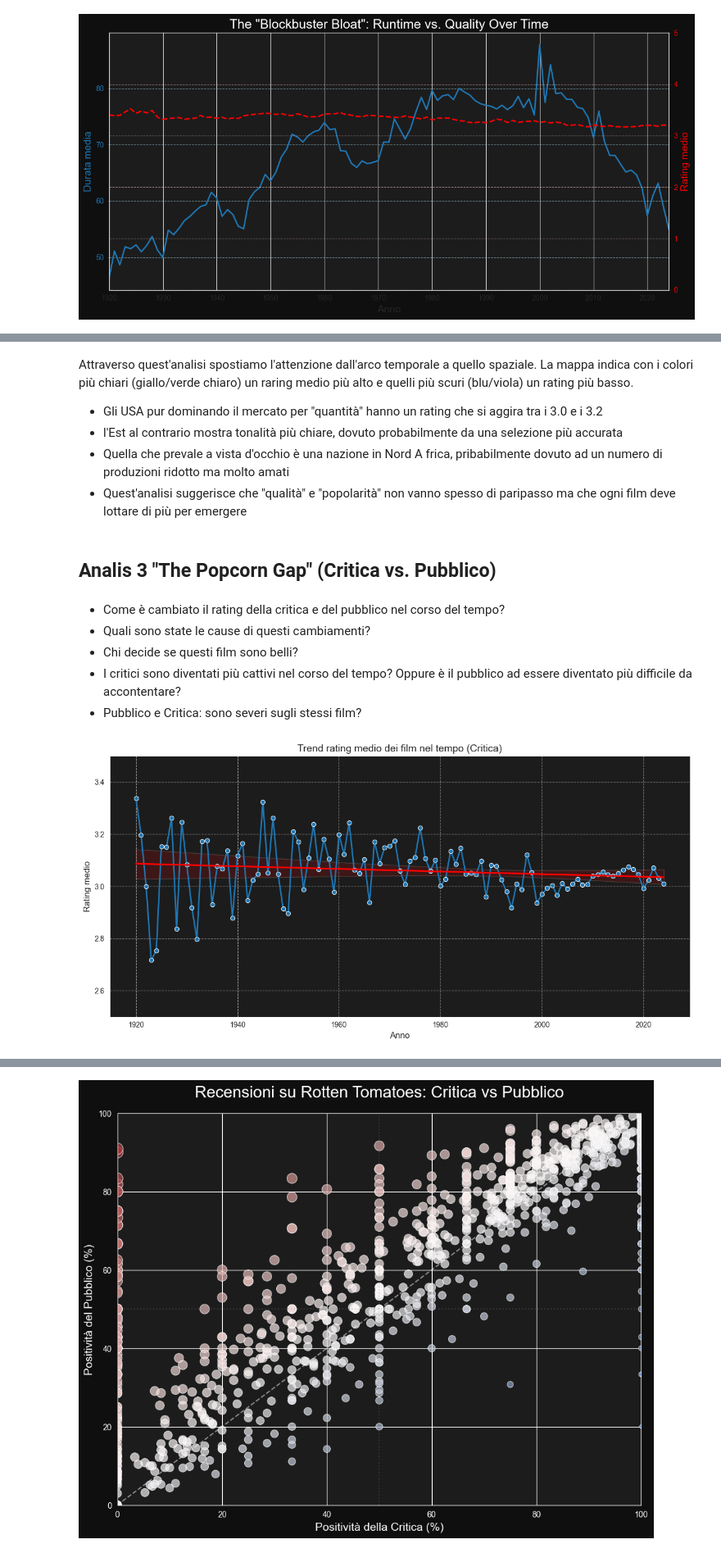
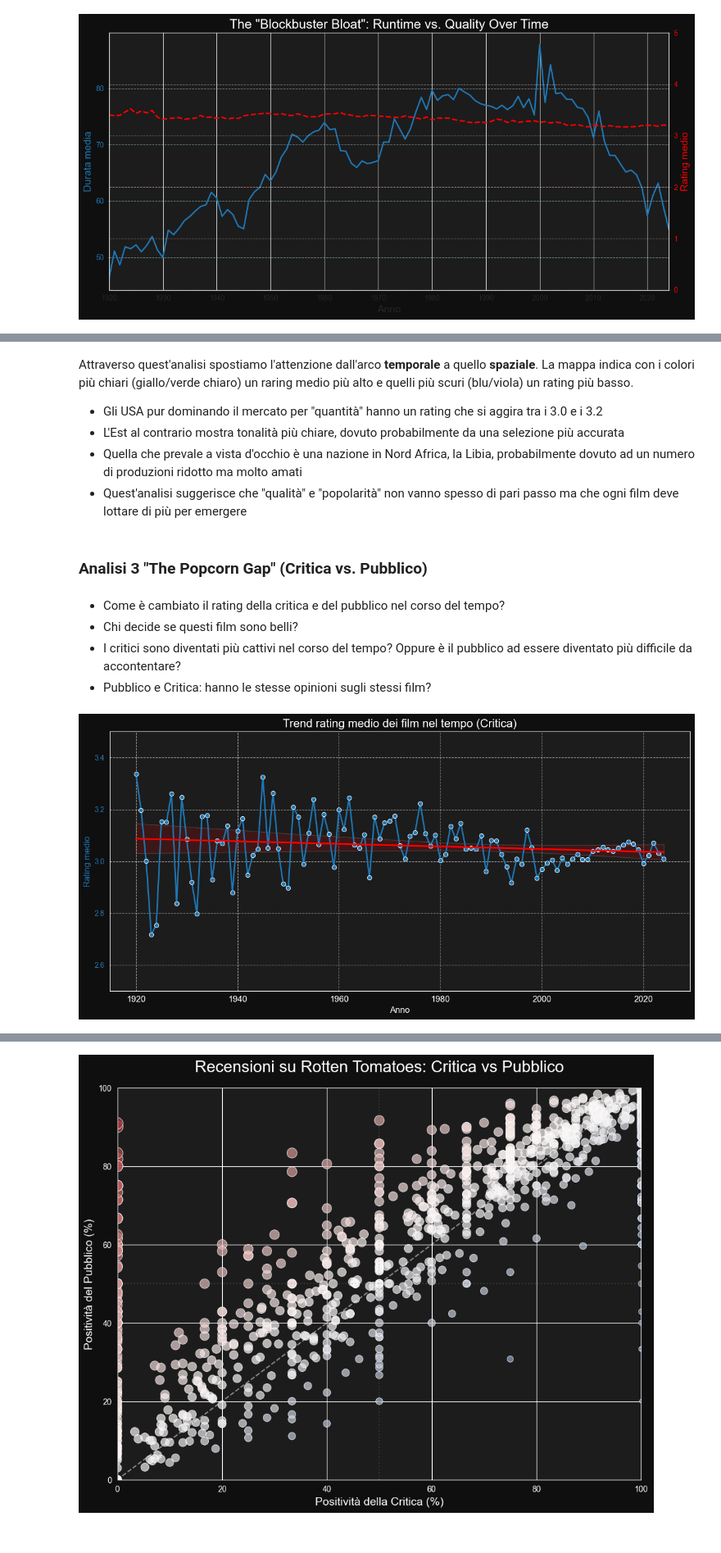
Before and after one commit to tha-raptor/IUM, a Jupyter notebook: solution/data-EDA/IUM_Data_Analysis.ipynb, the cells around one changed output, grey strips where cells are left out. Shown at 82% size. Drawn from its saved outputs; the diff is of its cells as text; code cells hidden in the pictures.

```diff
--- a/solution/data-EDA/IUM_Data_Analysis.ipynb
+++ b/solution/data-EDA/IUM_Data_Analysis.ipynb
@@ -168,19 +142,18 @@ fig = px.choropleth(
 )
 fig.show()
 # %% [markdown]
-Attraverso quest'analisi spostiamo l'attenzione dall'arco temporale a quello spaziale. La mappa indica con i colori più chiari (giallo/verde chiaro) un raring medio più alto e quelli più scuri (blu/viola) un rating più basso.
+Attraverso quest'analisi spostiamo l'attenzione dall'arco **temporale** a quello **spaziale**. La mappa indica con i colori più chiari (giallo/verde chiaro) un raring medio più alto e quelli più scuri (blu/viola) un rating più basso.
 - Gli USA pur dominando il mercato per "quantità" hanno un rating che si aggira tra i 3.0 e i 3.2
-- l'Est al contrario mostra tonalità più chiare, dovuto probabilmente da una selezione più accurata
-- Quella che prevale a vista d'occhio è una nazione in Nord A frica, pribabilmente dovuto ad un numero di produzioni ridotto ma molto amati
-- Quest'analisi suggerisce che "qualità" e "popolarità" non vanno spesso di paripasso ma che ogni film deve lottare di più per emergere
+- L'Est al contrario mostra tonalità più chiare, dovuto probabilmente da una selezione più accurata
+- Quella che prevale a vista d'occhio è una nazione in Nord Africa, la Libia, probabilmente dovuto ad un numero di produzioni ridotto ma molto amati
+- Quest'analisi suggerisce che "qualità" e "popolarità" non vanno spesso di pari passo ma che ogni film deve lottare di più per emergere
 # %% [markdown]
-## Analis 3 "The Popcorn Gap" (Critica vs. Pubblico)
+### Analisi 3 "The Popcorn Gap" (Critica vs. Pubblico)
 # %% [markdown]
 - Come è cambiato il rating della critica e del pubblico nel corso del tempo?
-- Quali sono state le cause di questi cambiamenti?
 - Chi decide se questi film sono belli?
 - I critici sono diventati più cattivi nel corso del tempo? Oppure è il pubblico ad essere diventato più difficile da accontentare?
-- Pubblico e Critica: sono severi sugli stessi film?
+- Pubblico e Critica: hanno le stesse opinioni sugli stessi film?
 # %%
 df_tomatoes_merge = df_tomatoes.copy()
 df_movies_merge = df_movies.copy()
@@ -194,7 +167,7 @@ clean_movies = df_movies_merge[df_movies['date'].notna()].copy()
 
 
 reviews_with_date = pd.merge(
-    clean_reviews[['match_title', 'score', 'top_critic']],
+    clean_reviews[['match_title', 'score', 'top_critic', 'review_date']],
     df_movies_merge[['match_title', 'date']],
     on='match_title',
     how='inner'
@@ -202,33 +175,38 @@ reviews_with_date = pd.merge(
 # %%
 top_trend = reviews_with_date[reviews_with_date['top_critic'] == True].groupby('date')['score'].mean().reset_index()
 top_trend = top_trend[(top_trend['date'] >= 1920) & (top_trend['date'] <= 2024)]
 
-plt.figure(figsize=(12,6))
+fig = plt.figure(figsize=(12,6))
 sns.lineplot(
     data=top_trend,
     x='date',
     y='score',
     marker='o',
     linewidth=2,
     color='#1f77b4'
 )
 
 sns.regplot(
     x=top_trend['date'],
     y=top_trend['score'],
     scatter=False,
     color="red",
     label="Trend"
 )
-plt.title("Trend rating medio dei film nel tempo (Critica)", fontsize=14)
-plt.xlabel("Anno", fontsize=12)
-plt.ylabel("Rating medio", fontsize=12)
+
+plt.title("Trend rating medio dei film nel tempo (Critica)", fontsize=16, color='white')
+plt.xlabel("Anno", fontsize=12, color='white')
+plt.ylabel("Rating medio", fontsize=12, color='#1f77b4')
+plt.yticks(color='#1f77b4')
+plt.xticks(fontsize=12, color='white')
 plt.ylim(2.5, 3.5)
 plt.grid(True, linestyle='--', alpha=0.5)
+
+fig.patch.set_facecolor('#0F0F0F')
 plt.gca().set_facecolor('#1C1C1C')
 
 plt.tight_layout()
 plt.show()
 # %% [output]
-[figure, old version]
+[figure, new version]
 # %% [markdown]
```
Also changed, not shown: parts of 33 cells of this notebook.
